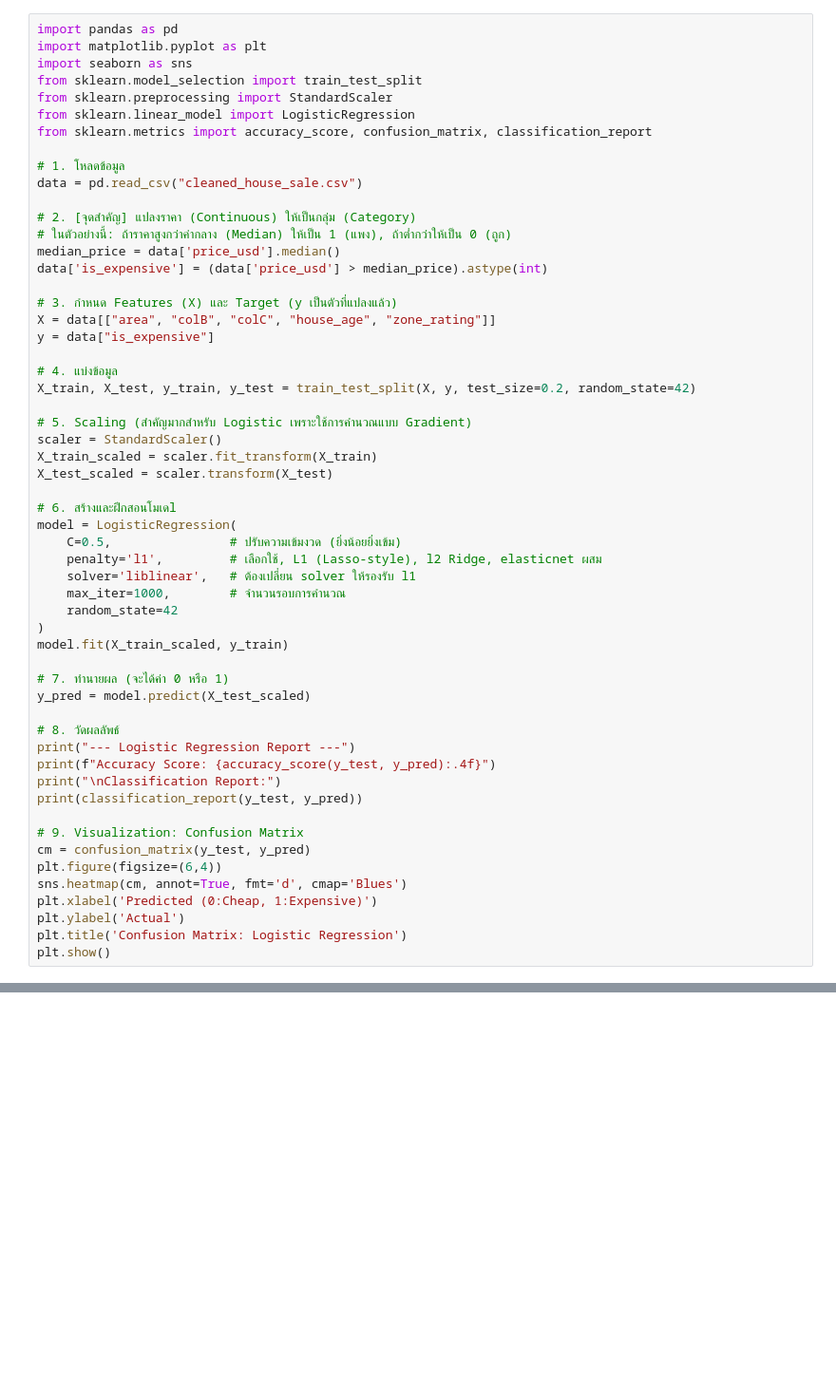
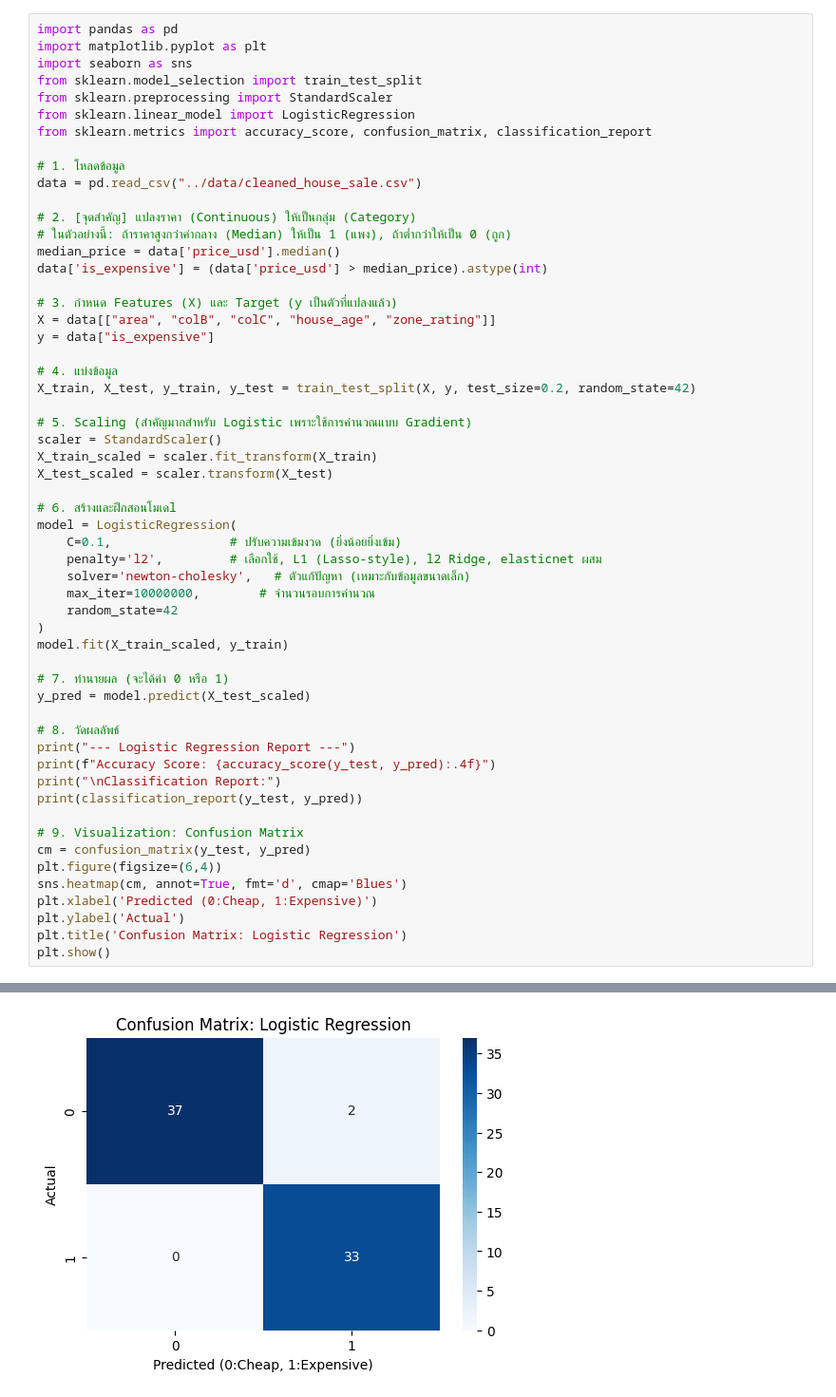
Before and after one commit to TK114-5354/Basic_principles_of_Artificial_intelligence, a Jupyter notebook: Workplace/Regression/task/Logistic.ipynb, the cells around one changed output, grey strips where cells are left out. Shown at 95% size. Cells and saved outputs as stored; diff of their text form; blank space fills up the shorter version.

```diff
--- a/Workplace/Regression/task/Logistic.ipynb
+++ b/Workplace/Regression/task/Logistic.ipynb
@@ -8,7 +8,7 @@ from sklearn.linear_model import LogisticRegression
 from sklearn.metrics import accuracy_score, confusion_matrix, classification_report
 
 # 1. โหลดข้อมูล
-data = pd.read_csv("cleaned_house_sale.csv")
+data = pd.read_csv("../data/cleaned_house_sale.csv")
 
 # 2. [จุดสำคัญ] แปลงราคา (Continuous) ให้เป็นกลุ่ม (Category)
 # ในตัวอย่างนี้: ถ้าราคาสูงกว่าค่ากลาง (Median) ให้เป็น 1 (แพง), ถ้าต่ำกว่าให้เป็น 0 (ถูก)
@@ -29,10 +29,10 @@ X_test_scaled = scaler.transform(X_test)
 
 # 6. สร้างและฝึกสอนโมเดl
 model = LogisticRegression(
-    C=0.5,                # ปรับความเข้มงวด (ยิ่งน้อยยิ่งเข้ม)
-    penalty='l1',         # เลือกใช้, L1 (Lasso-style), l2 Ridge, elasticnet ผสม
-    solver='liblinear',   # ต้องเปลี่ยน solver ให้รองรับ l1
-    max_iter=1000,        # จำนวนรอบการคำนวณ
+    C=0.1,                # ปรับความเข้มงวด (ยิ่งน้อยยิ่งเข้ม)
+    penalty='l2',         # เลือกใช้, L1 (Lasso-style), l2 Ridge, elasticnet ผสม
+    solver='newton-cholesky',   # ตัวแก้ปัญหา (เหมาะกับข้อมูลขนาดเล็ก)
+    max_iter=10000000,        # จำนวนรอบการคำนวณ
     random_state=42
 )
 model.fit(X_train_scaled, y_train)
@@ -58,0 +70 @@ FileNotFoundError: [Errno 2] No such file or directory: 'cleaned_house_sale.csv'
+[figure, added]
```
Also changed, not shown: parts of 1 cell of this notebook, 15 other files.
